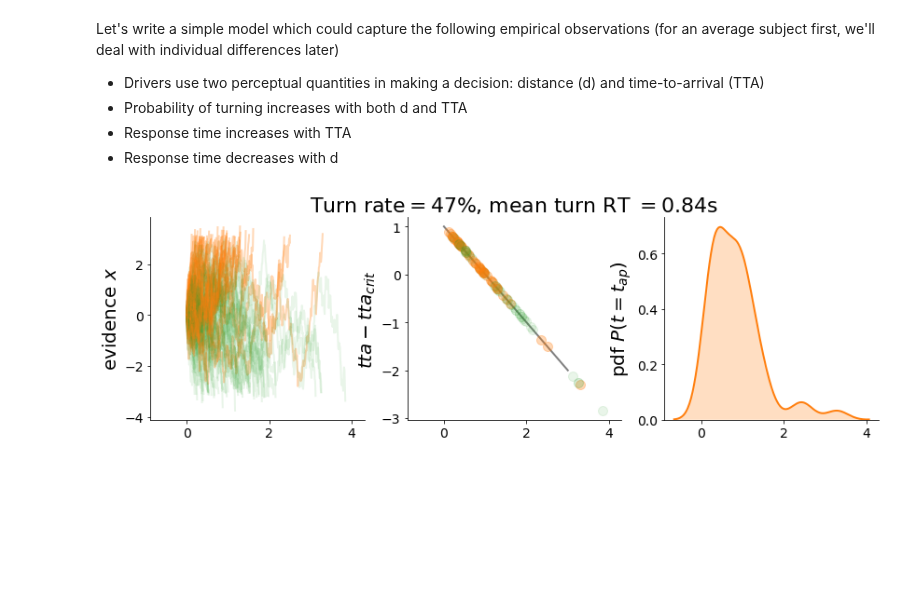
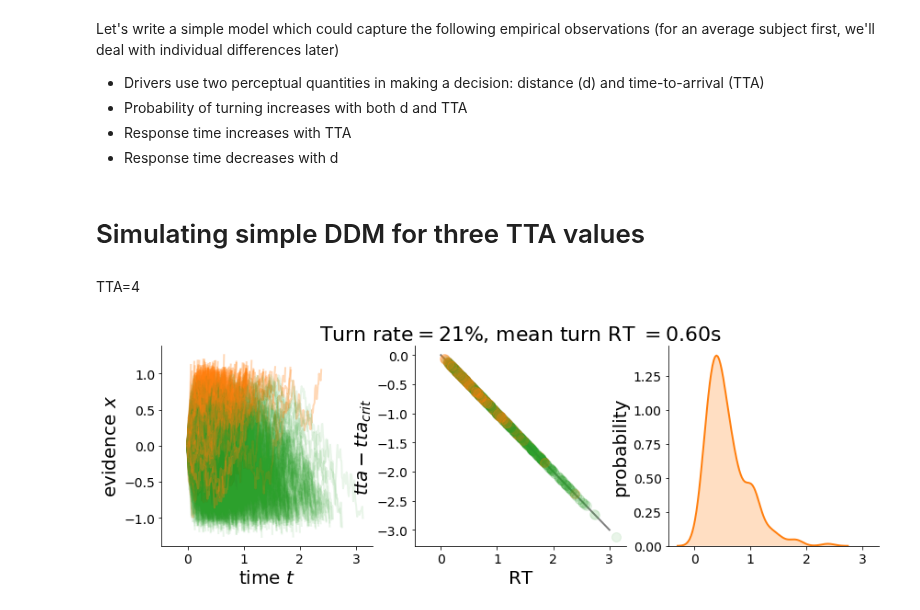
Before and after one commit to cherepaha/evidence_accumulation_in_gap_acceptance, a Jupyter notebook: modeling_first_look.ipynb, the cells around one changed output. Cells and saved outputs as stored; diff of their text form; code cells hidden in the pictures; blank space fills up the shorter version.

```diff
--- a/modeling_first_look.ipynb
+++ b/modeling_first_look.ipynb
@@ -47,15 +47,17 @@ def run_sim(tta, tta_crit, boundary, noise_intensity, n_sim):
 
     return pd.concat(trials).set_index(['n'])
 # %%
-def plot_ddm_traces(sim_data):
+def plot_ddm_traces(sim_data, axes=None):
     turn_rate = sim_data.groupby('n').is_turn_decision.last().mean()
     mean_turn_rt = sim_data[sim_data.is_turn_decision].groupby('n').t.last().mean()
 
-    fig, (ax1, ax2, ax3) = plt.subplots(1, 3, figsize=(14, 4), sharex=True)
-    axes = (ax1, ax2, ax3)
+    if axes is None:
+        fig, (ax1, ax2, ax3) = plt.subplots(1, 3, figsize=(14, 4), sharex=True)
+        axes = (ax1, ax2, ax3)
+    else:
+        (ax1, ax2, ax3) = axes
 
     t = np.linspace(0, 3, 10)
-#     d = np.linspace(0, sim_data.d.iloc[0], 10)
     ax2.plot(t, sim_data.d.iloc[0]-t, color='grey')
 
     for n, traj in sim_data.groupby('n'):
@@ -69,17 +71,21 @@ def plot_ddm_traces(sim_data):
 
     ax1.set_ylabel('evidence $x$')
     ax2.set_ylabel('$tta-tta_{crit}$')
-    ax3.set_ylabel('pdf $P(t=t_{ap})$')
+    ax3.set_ylabel('probability')
 
-#     for ax in axes:
-#         ax.set_xlabel('time $t$')
-#         ax.axvline(mean_turn_rt, color='grey', ls='--')
+    ax1.set_xlabel('time $t$')
+    ax2.set_xlabel('time $t$')
+    ax2.set_xlabel('RT')
 
     ax2.set_title('Turn rate$=%.f\%%$, mean turn RT $=%.2f$s' % (100*turn_rate, mean_turn_rt))
 
     return axes
+# %% [markdown]
+# Simulating simple DDM for three TTA values
+# %% [markdown]
+TTA=4
 # %%
-sim_data = run_sim(tta=4, tta_crit=3, boundary=3, noise_intensity=3, n_sim=100)
-axes = plot_ddm_traces(sim_data)
+sim_data_4 = run_sim(tta=4, tta_crit=4, boundary=1, noise_intensity=1, n_sim=1000)
+axes = plot_ddm_traces(sim_data_4)
 # %% [output]
-[figure, old version]
+[figure, new version]
```
Also changed, not shown: parts of 4 cells of this notebook.
